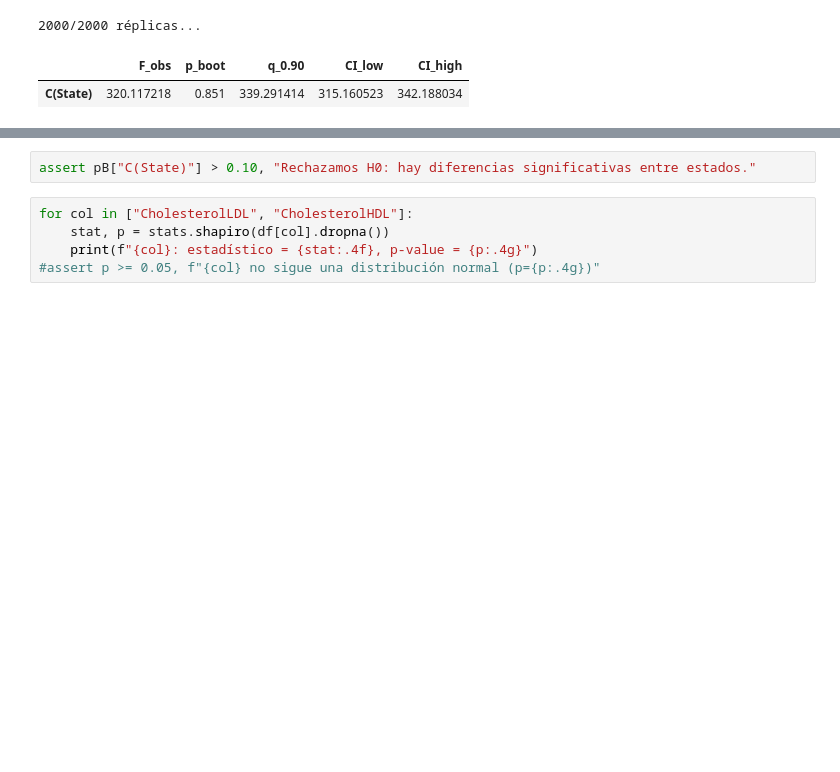
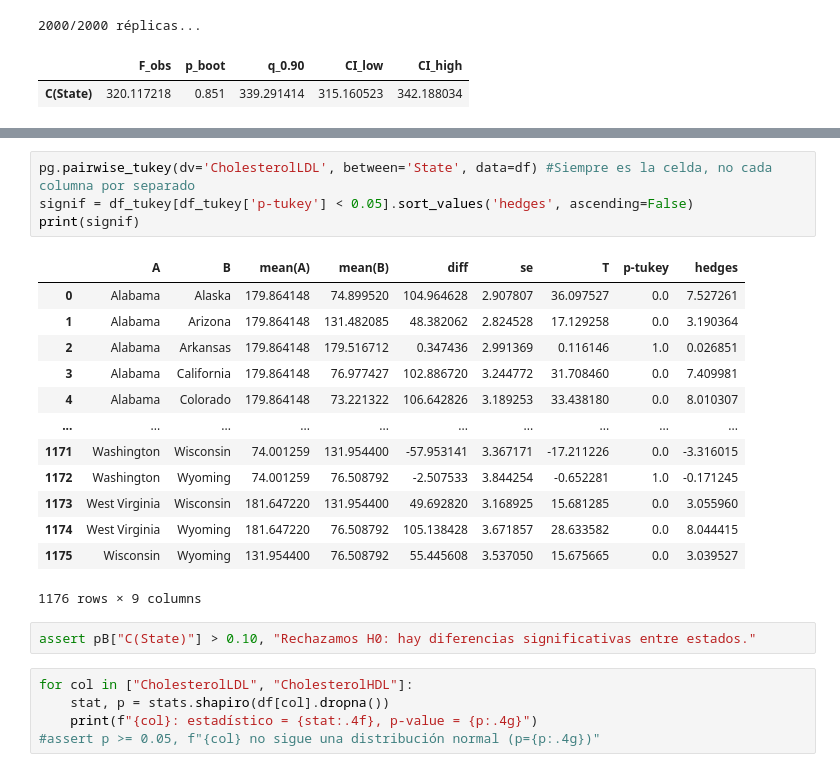
Before and after one commit to Bioestadistica-2025-2/Proyecto-Final, a Jupyter notebook: final_code.ipynb, the cells around one changed output, grey strips where cells are left out. Saved outputs shown, nothing was run; the diff lists cells and outputs as text; blank space fills up the shorter version.

```diff
--- a/final_code.ipynb
+++ b/final_code.ipynb
@@ -183,3 +226,21 @@ resumen
+# %%
+pg.pairwise_tukey(dv='CholesterolLDL', between='State', data=df) #Siempre es la celda, no cada columna por separado
+signif = df_tukey[df_tukey['p-tukey'] < 0.05].sort_values('hedges', ascending=False)
+print(signif)
+# %% [output]
+|  | A | B | mean(A) | mean(B) | diff | se | T | p-tukey | hedges |
+| 0 | Alabama | Alaska | 179.864148 | 74.899520 | 104.964628 | 2.907807 | 36.097527 | 0.0 | 7.527261 |
+| 1 | Alabama | Arizona | 179.864148 | 131.482085 | 48.382062 | 2.824528 | 17.129258 | 0.0 | 3.190364 |
+| 2 | Alabama | Arkansas | 179.864148 | 179.516712 | 0.347436 | 2.991369 | 0.116146 | 1.0 | 0.026851 |
+| 3 | Alabama | California | 179.864148 | 76.977427 | 102.886720 | 3.244772 | 31.708460 | 0.0 | 7.409981 |
+| 4 | Alabama | Colorado | 179.864148 | 73.221322 | 106.642826 | 3.189253 | 33.438180 | 0.0 | 8.010307 |
+| ... | ... | ... | ... | ... | ... | ... | ... | ... | ... |
+| 1171 | Washington | Wisconsin | 74.001259 | 131.954400 | -57.953141 | 3.367171 | -17.211226 | 0.0 | -3.316015 |
+| 1172 | Washington | Wyoming | 74.001259 | 76.508792 | -2.507533 | 3.844254 | -0.652281 | 1.0 | -0.171245 |
+| 1173 | West Virginia | Wisconsin | 181.647220 | 131.954400 | 49.692820 | 3.168925 | 15.681285 | 0.0 | 3.055960 |
+| 1174 | West Virginia | Wyoming | 181.647220 | 76.508792 | 105.138428 | 3.671857 | 28.633582 | 0.0 | 8.044415 |
+| 1175 | Wisconsin | Wyoming | 131.954400 | 76.508792 | 55.445608 | 3.537050 | 15.675665 | 0.0 | 3.039527 |
+1176 rows × 9 columns
 # %%
 assert pB["C(State)"] > 0.10, "Rechazamos H0: hay diferencias significativas entre estados."
 # %%
```
Also changed, not shown: parts of 7 cells of this notebook.
